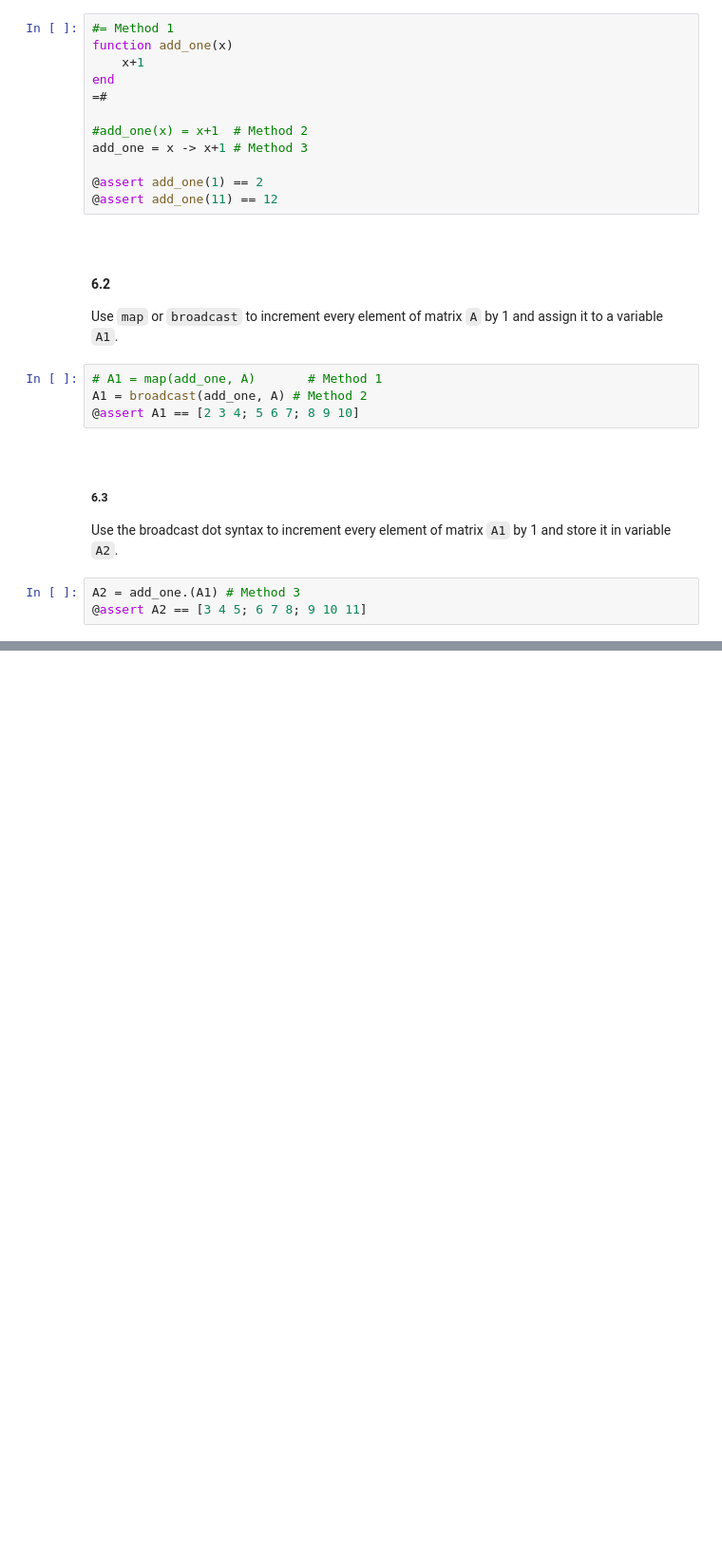
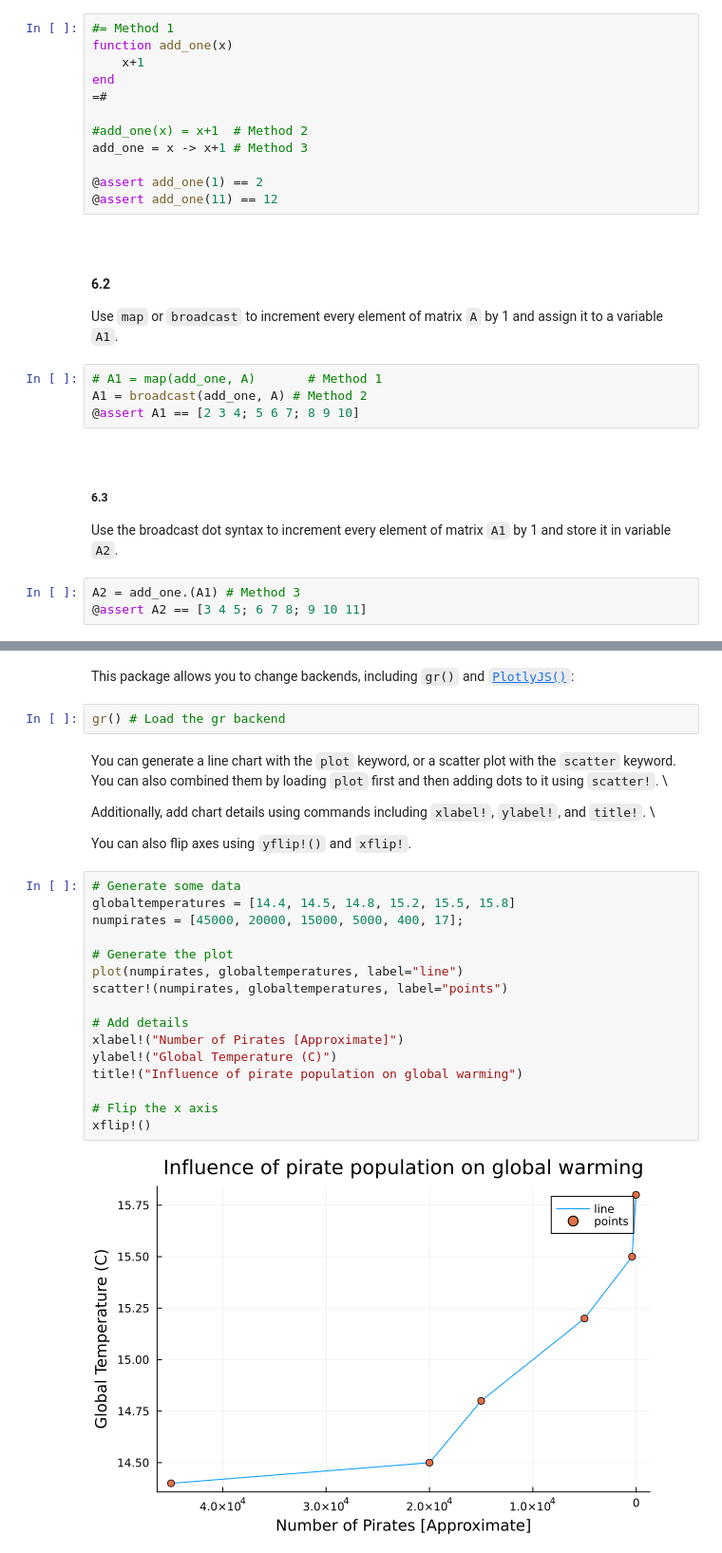
Before and after one commit to fython51/Learning-Julia, a Jupyter notebook: Introduction to Julia (for programmers).ipynb, the cells around one changed output, grey strips where cells are left out. Shown at 95% size. Saved outputs shown, nothing was run; the diff lists cells and outputs as text; blank space fills up the shorter version.

```diff
--- a/Introduction to Julia (for programmers).ipynb
+++ b/Introduction to Julia (for programmers).ipynb
@@ -770,0 +868,28 @@ A2 = add_one.(A1) # Method 3
+# %% [markdown]
+This package allows you to change backends, including `gr()` and [`PlotlyJS()`](https://plotly.com/julia/):
+# %%
+gr() # Load the gr backend
+# %% [markdown]
+You can generate a line chart with the `plot` keyword, or a scatter plot with the `scatter` keyword. You can also combined them by loading `plot` first and then adding dots to it using `scatter!`. \
+
+Additionally, add chart details using commands including `xlabel!`, `ylabel!`, and `title!`. \
+
+You can also flip axes using `yflip!()` and `xflip!`.
+# %%
+# Generate some data
+globaltemperatures = [14.4, 14.5, 14.8, 15.2, 15.5, 15.8]
+numpirates = [45000, 20000, 15000, 5000, 400, 17];
+
+# Generate the plot
+plot(numpirates, globaltemperatures, label="line")
+scatter!(numpirates, globaltemperatures, label="points")
+
+# Add details
+xlabel!("Number of Pirates [Approximate]")
+ylabel!("Global Temperature (C)")
+title!("Influence of pirate population on global warming")
+
+# Flip the x axis
+xflip!()
+# %% [output]
+[figure, added]
```
Also changed, not shown: parts of 39 cells of this notebook.
